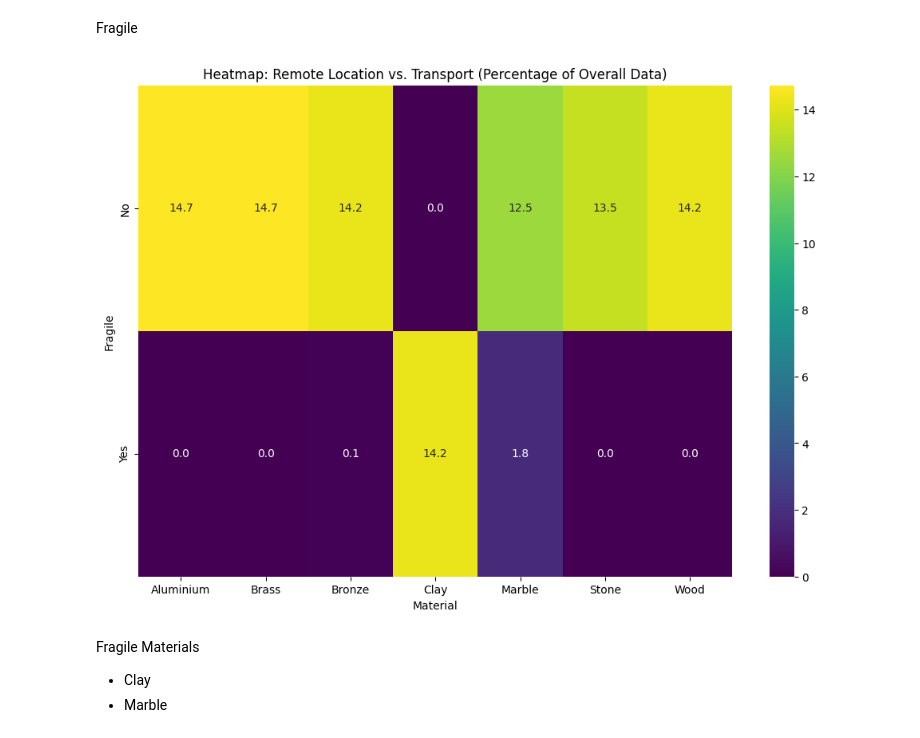
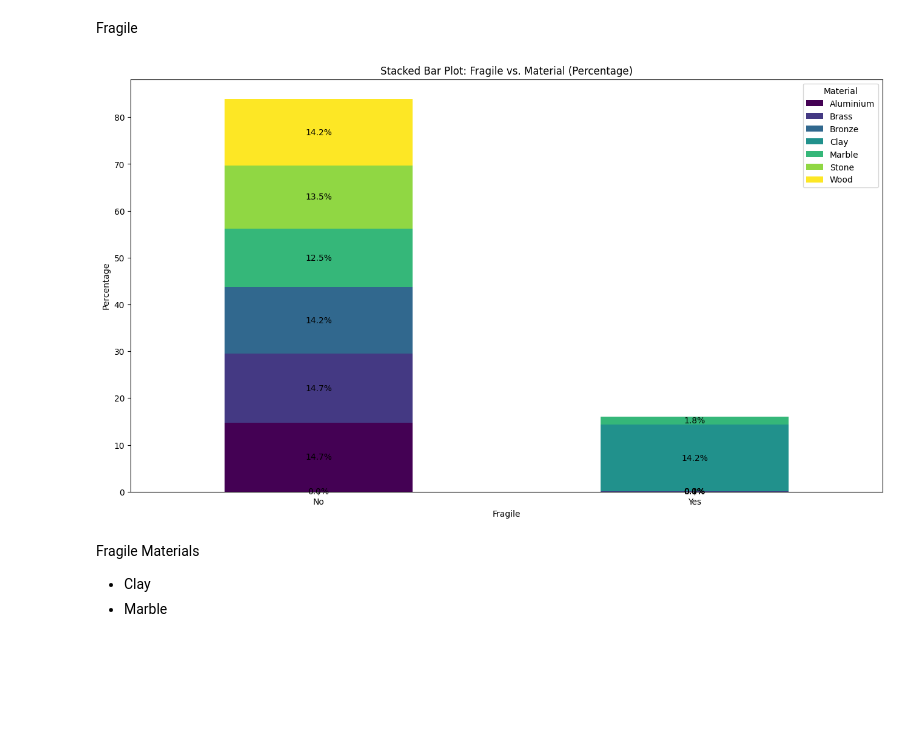
Before and after one commit to Hitesh-Nimbalkar/ML_Project, a Jupyter notebook: Notebook/EDA_new.ipynb, the cells around one changed output. Saved outputs shown, nothing was run; the diff lists cells and outputs as text; code cells hidden in the pictures; blank space fills up the shorter version.

```diff
--- a/Notebook/EDA_new.ipynb
+++ b/Notebook/EDA_new.ipynb
@@ -540,19 +589,10 @@ array(['Brass', 'Clay', 'Aluminium', 'Wood', 'Marble', 'Bronze', 'Stone'],
       dtype=object)
 # %% [markdown]
 Fragile
-# %%
-cross_tab = pd.crosstab(df['Fragile'], df['Material'], normalize='all') * 100
-
-plt.figure(figsize=(12, 8))
-sns.heatmap(cross_tab, annot=True, cmap='viridis', fmt='.1f')
-
-# Optionally, you can add a title
-plt.title('Heatmap: Remote Location vs. Transport (Percentage of Overall Data)')
-
-# Show the plot
-plt.show()
-# %% [output]
-[figure, removed]
+# %%
+stacked_bar_plot(df, column1='Fragile', column2='Material', normalize=True, cmap='viridis', show_percentages=True)
+# %% [output]
+[figure, added]
 # %% [markdown]
 Fragile Materials
 - Clay
```
Also changed, not shown: parts of 40 cells of this notebook, 1 other file.
